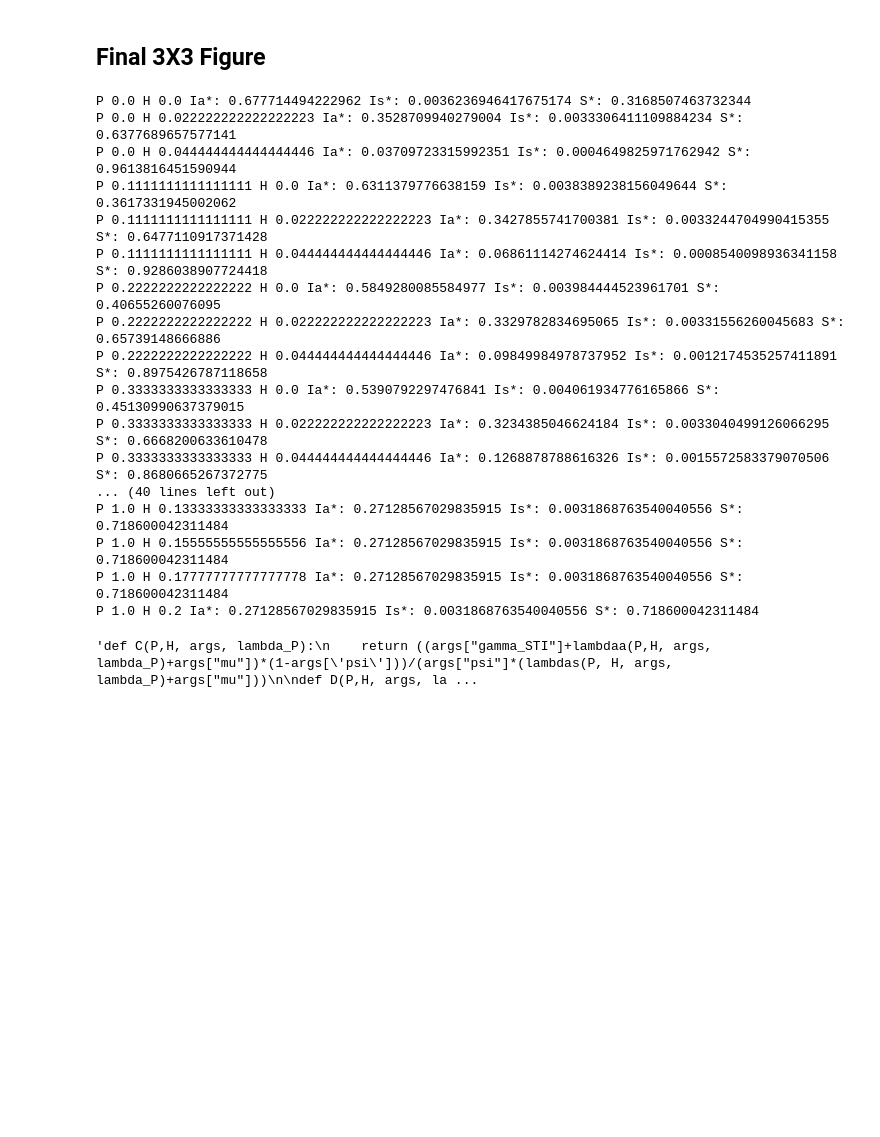
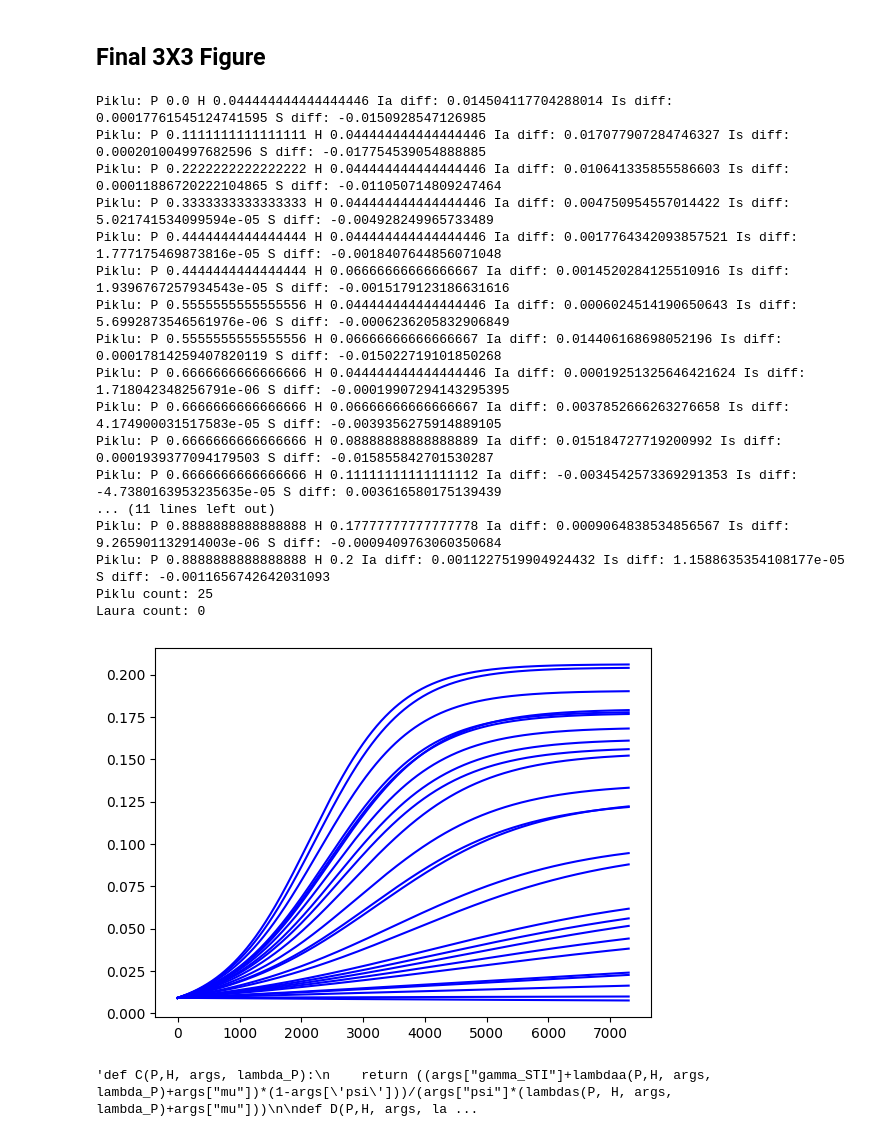
Before and after one commit to Priesemann-Group/testing-paradox-HIV-STI, a Jupyter notebook: notebooks/test.ipynb, the cells around one changed output. Cells and saved outputs as stored; diff of their text form; code cells hidden in the pictures; blank space fills up the shorter version.

Commit message:
test.ipynb last version verifying Piklu's analytical solution

```diff
--- a/notebooks/test.ipynb
+++ b/notebooks/test.ipynb
@@ -16,7 +16,7 @@ args, y0 = utils.read_params(filename="model_params_HIVandSTI.txt")
 lambdaP = 1 / 360  # 1,2,4
 betaSTI = 0.008  # 0.0016 *[3, 5, 7]
 # %%
-T = 365*10
+T = 365*20
 ts = np.linspace(0, T, T)
 y0 = {
     "S": 0.99,  # Initial susceptible proportion
@@ -34,6 +34,7 @@ integrator = icomo.ODEIntegrator( # integrates ODE system
     interp="cubic", # interpolation method
     solver=diffrax.Bosh3(),  # a 3rd order method
     adjoint=diffrax.RecursiveCheckpointAdjoint(checkpoints=len(ts)),
+    max_steps=10000,
 )
 
 def lambdas(P, H):
@@ -245,33 +227,54 @@ def calculate_S(P, H, args, lambda_P):
 
 def R0(P, H, args, lambda_P):
     return args["psi"] * (args['beta_STI'] * (1 - m(P, H, args) * (1 - P))) / (args["gamma_STI"] + lambdaa(P, H, args, lambda_P) + args["mu"]) + (1 - args["psi"]) * (args['beta_STI'] * (1 - m(P, H, args) * (1 - P))) / (lambdas(P, H, args, lambda_P) + args["mu"])
-# %%
-Ps = np.linspace(0, 1, 10)
-Hs = np.linspace(0.0, 0.2, 10)
-for P in Ps:
-    for H in Hs:
-        lambdaP = 1 / 360
-        if R0(P, H, args, lambdaP) > 1:
-            Ia_star, Is_star, S_star = calculate_Ia(P, H, args, lambdaP), calculate_Is(P, H, args, lambdaP), calculate_S(P, H, args, lambdaP)
-            print("P",P,"H",H,"Ia*:", Ia_star, "Is*:", Is_star, "S*:", S_star)
-# %% [output]
-P 0.0 H 0.0 Ia*: 0.677714494222962 Is*: 0.0036236946417675174 S*: 0.3168507463732344
-P 0.0 H 0.022222222222222223 Ia*: 0.3528709940279004 Is*: 0.0033306411109884234 S*: 0.6377689657577141
-P 0.0 H 0.044444444444444446 Ia*: 0.03709723315992351 Is*: 0.0004649825971762942 S*: 0.9613816451590944
-P 0.1111111111111111 H 0.0 Ia*: 0.6311379776638159 Is*: 0.0038389238156049644 S*: 0.3617331945002062
-P 0.1111111111111111 H 0.022222222222222223 Ia*: 0.3427855741700381 Is*: 0.0033244704990415355 S*: 0.6477110917371428
-P 0.1111111111111111 H 0.044444444444444446 Ia*: 0.06861114274624414 Is*: 0.0008540098936341158 S*: 0.9286038907724418
-P 0.2222222222222222 H 0.0 Ia*: 0.5849280085584977 Is*: 0.003984444523961701 S*: 0.40655260076095
-P 0.2222222222222222 H 0.022222222222222223 Ia*: 0.3329782834695065 Is*: 0.00331556260045683 S*: 0.65739148666886
-P 0.2222222222222222 H 0.044444444444444446 Ia*: 0.09849984978737952 Is*: 0.0012174535257411891 S*: 0.8975426787118658
-P 0.3333333333333333 H 0.0 Ia*: 0.5390792297476841 Is*: 0.004061934776165866 S*: 0.45130990637379015
-P 0.3333333333333333 H 0.022222222222222223 Ia*: 0.3234385046624184 Is*: 0.0033040499126066295 S*: 0.6668200633610478
-P 0.3333333333333333 H 0.044444444444444446 Ia*: 0.1268878788616326 Is*: 0.0015572583379070506 S*: 0.8680665267372775
-... (40 lines left out)
-P 1.0 H 0.13333333333333333 Ia*: 0.27128567029835915 Is*: 0.0031868763540040556 S*: 0.718600042311484
-P 1.0 H 0.15555555555555556 Ia*: 0.27128567029835915 Is*: 0.0031868763540040556 S*: 0.718600042311484
-P 1.0 H 0.17777777777777778 Ia*: 0.27128567029835915 Is*: 0.0031868763540040556 S*: 0.718600042311484
-P 1.0 H 0.2 Ia*: 0.27128567029835915 Is*: 0.0031868763540040556 S*: 0.718600042311484
+# %%
+Ps = np.linspace(0, 1, 10)
+Hs = np.linspace(0.0, 0.2, 10)
+laura_count = 0
+piklu_count = 0
+for i,P in enumerate(Ps):
+    for j,H in enumerate(Hs):
+        lambdaP = 1 / 360
+        if R0(P, H, args, lambdaP) > 1:
+            Ia_star, Is_star, S_star = calculate_Ia(P, H, args, lambdaP), calculate_Is(P, H, args, lambdaP), calculate_S(P, H, args, lambdaP)
+            #print("P",P,"H",H,"Ia*:", Ia_star, "Is*:", Is_star, "S*:", S_star)
+            #print("Ia:", numres_Ia[i,j], "Is:", numres_Is[i,j], "S:", numres_S[i,j])
+            # difference
+            if abs(Ia_star - numres_Ia[i,j]) > 0.0001:
+                piklu_count += 1
+                print("Piklu: P",P,"H",H,"Ia diff:", Ia_star - numres_Ia[i,j], "Is diff:", Is_star - numres_Is[i,j], "S diff:", S_star - numres_S[i,j])
+                const_args["P"] = P
+                const_args["H"] = H
+                output = SIRS_integrator(y0=y0, arg_t=np.ones(T), constant_args=const_args)
+                plt.plot(output['Ia'], color='blue')
+            if False:#abs(laura_Ia[i,j] - numres_Ia[i,j]) > 0.001:
+                laura_count += 1
+                print("Laura: P",P,"H",H,"Ia diff:", laura_Ia[i,j] - numres_Ia[i,j], "Is diff:", laura_Is[i,j] - numres_Is[i,j], "S diff:", laura_S[i,j] - numres_S[i,j])
+                const_args["P"] = P
+                const_args["H"] = H
+                output = SIRS_integrator(y0=y0, arg_t=np.ones(T), constant_args=const_args)
+                plt.plot(output['Ia'], color='red')
+print("Piklu count:", piklu_count)
+print("Laura count:", laura_count)
+# %% [output]
+Piklu: P 0.0 H 0.044444444444444446 Ia diff: 0.014504117704288014 Is diff: 0.00017761545124741595 S diff: -0.0150928547126985
+Piklu: P 0.1111111111111111 H 0.044444444444444446 Ia diff: 0.017077907284746327 Is diff: 0.000201004997682596 S diff: -0.017754539054888885
+Piklu: P 0.2222222222222222 H 0.044444444444444446 Ia diff: 0.010641335855586603 Is diff: 0.00011886720222104865 S diff: -0.011050714809247464
+Piklu: P 0.3333333333333333 H 0.044444444444444446 Ia diff: 0.004750954557014422 Is diff: 5.021741534099594e-05 S diff: -0.004928249965733489
+Piklu: P 0.4444444444444444 H 0.044444444444444446 Ia diff: 0.0017764342093857521 Is diff: 1.777175469873816e-05 S diff: -0.0018407644856071048
+Piklu: P 0.4444444444444444 H 0.06666666666666667 Ia diff: 0.0014520284125510916 Is diff: 1.9396767257934543e-05 S diff: -0.0015179123186631616
+Piklu: P 0.5555555555555556 H 0.044444444444444446 Ia diff: 0.0006024514190650643 Is diff: 5.6992873546561976e-06 S diff: -0.0006236205832906849
+Piklu: P 0.5555555555555556 H 0.06666666666666667 Ia diff: 0.014406168698052196 Is diff: 0.00017814259407820119 S diff: -0.015022719101850268
+Piklu: P 0.6666666666666666 H 0.044444444444444446 Ia diff: 0.00019251325646421624 Is diff: 1.718042348256791e-06 S diff: -0.00019907294143295395
+Piklu: P 0.6666666666666666 H 0.06666666666666667 Ia diff: 0.0037852666263276658 Is diff: 4.174900031517583e-05 S diff: -0.0039356275914889105
+Piklu: P 0.6666666666666666 H 0.08888888888888889 Ia diff: 0.015184727719200992 Is diff: 0.0001939377094179503 S diff: -0.015855842701530287
+Piklu: P 0.6666666666666666 H 0.11111111111111112 Ia diff: -0.0034542573369291353 Is diff: -4.7380163953235635e-05 S diff: 0.003616580175139439
+... (11 lines left out)
+Piklu: P 0.8888888888888888 H 0.17777777777777778 Ia diff: 0.0009064838534856567 Is diff: 9.265901132914003e-06 S diff: -0.0009409763060350684
+Piklu: P 0.8888888888888888 H 0.2 Ia diff: 0.0011227519904924432 Is diff: 1.1588635354108177e-05 S diff: -0.0011656742642031093
+Piklu count: 25
+Laura count: 0
+[figure, added]
 # %%
 import numpy as np
 
```
Also changed, not shown: parts of 1 cell of this notebook.
